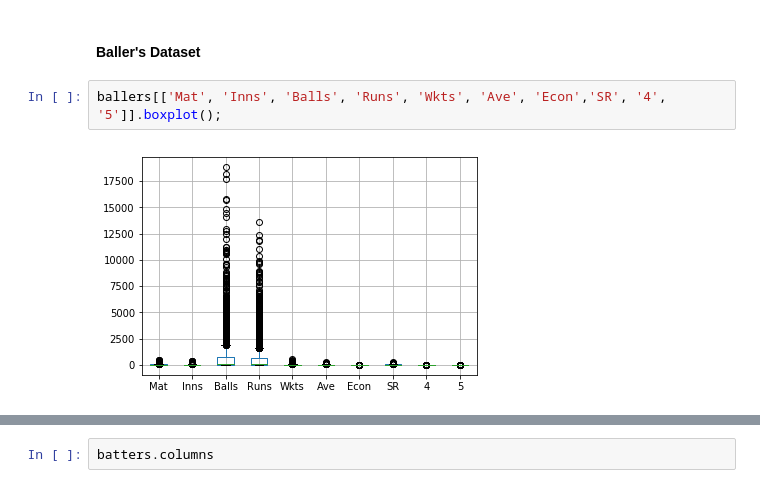
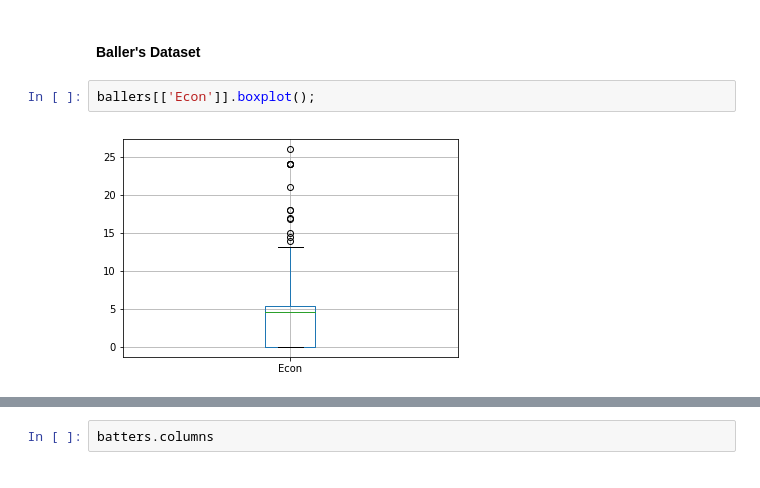
Before and after one commit to snhnBolt/practice, a Jupyter notebook: ML.ipynb, the cells around one changed output, grey strips where cells are left out. Cells and saved outputs as stored; diff of their text form.

```diff
--- a/ML.ipynb
+++ b/ML.ipynb
@@ -474,7 +474,7 @@ plt.tight_layout()
 ### Boxplots
 # %% [markdown]
 #### Baller's Dataset
-# %%
-ballers[['Mat', 'Inns', 'Balls', 'Runs', 'Wkts', 'Ave', 'Econ','SR', '4', '5']].boxplot();
-# %% [output]
-[figure, removed]
+# %%
+ballers[['Econ']].boxplot();
+# %% [output]
+[figure, added]
```
Also changed, not shown: parts of 7 cells of this notebook, 3 other files.
